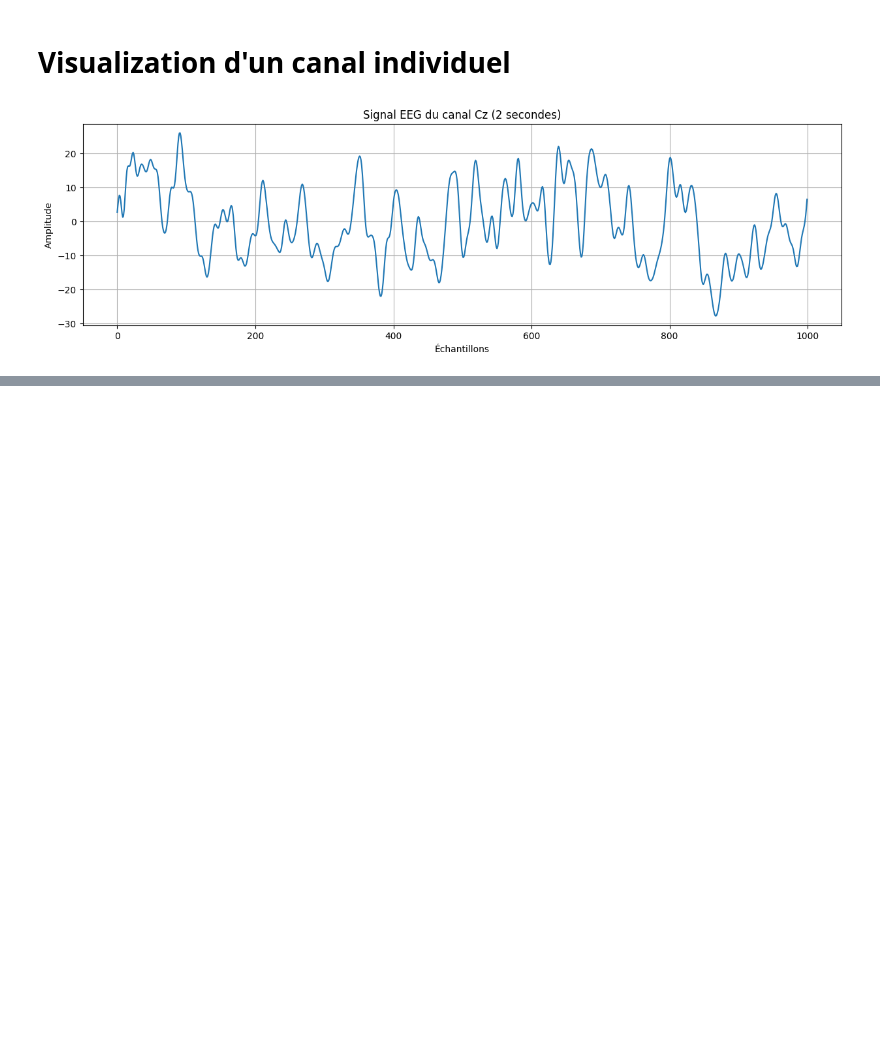
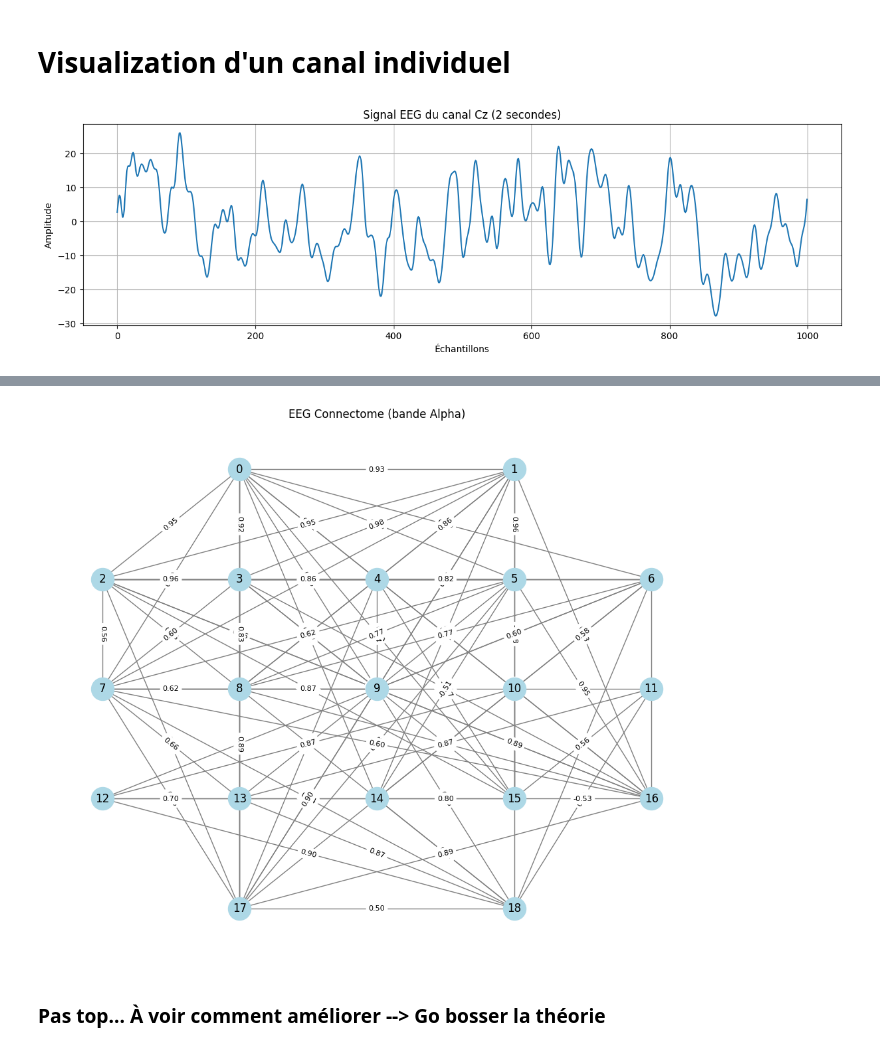
Before and after one commit to robinguiavarch/XAIGUIFORMER_MLReproducibility, a Jupyter notebook: src/dataset_viz.ipynb, the cells around one changed output, grey strips where cells are left out. Saved outputs shown, nothing was run; the diff lists cells and outputs as text; code cells hidden in the pictures; blank space fills up the shorter version.

```diff
--- a/src/dataset_viz.ipynb
+++ b/src/dataset_viz.ipynb
@@ -105,0 +234,38 @@ plt.show()
+# %%
+# Exemple pour le sujet s00 et bande Alpha
+conn = np.load("../data/connectomes/s00/Alpha_corr.npy")  # shape (19, 19)
+threshold = 0.5  # Corrélation minimale pour créer une arête
+
+# Extraction des arêtes (seuillage)
+edges = np.argwhere(np.abs(conn) > threshold)
+edges = edges[edges[:, 0] != edges[:, 1]]
+
+# Construction du Data object PyG
+edge_index = torch.tensor(edges.T, dtype=torch.long)
+edge_attr = torch.tensor([conn[i, j] for i, j in edges], dtype=torch.float)
+x = torch.eye(conn.shape[0], dtype=torch.float)  # Features identitaires
+
+data = Data(x=x, edge_index=edge_index, edge_attr=edge_attr)
+# %%
+# Layout EEG standard 10-20
+positions_1020 = {
+    'Fp1': (-1, 2), 'Fp2': (1, 2), 'F7': (-2, 1), 'F3': (-1, 1), 'Fz': (0, 1), 'F4': (1, 1), 'F8': (2, 1),
+    'T3': (-2, 0), 'C3': (-1, 0), 'Cz': (0, 0), 'C4': (1, 0), 'T4': (2, 0),
+    'T5': (-2, -1), 'P3': (-1, -1), 'Pz': (0, -1), 'P4': (1, -1), 'T6': (2, -1),
+    'O1': (-1, -2), 'O2': (1, -2)
+}
+labels = list(positions_1020.keys())
+pos = {i: positions_1020[label] for i, label in enumerate(labels)}
+
+# Convertir en graphe NetworkX
+G = to_networkx(data, edge_attrs=["edge_attr"], to_undirected=True)
+
+# Tracer
+plt.figure(figsize=(10, 8))
+nx.draw(G, pos, with_labels=True, node_color='lightblue', edge_color='gray', node_size=600)
+nx.draw_networkx_edge_labels(G, pos, edge_labels={(u, v): f"{d['edge_attr']:.2f}" for u, v, d in G.edges(data=True)}, font_size=8)
+plt.title("EEG Connectome (bande Alpha)")
+plt.axis('off')
+plt.show()
+# %% [output]
+[figure, added]
@@ -105,0 +309,2 @@ plt.show()
+# %% [markdown]
+### Pas top... À voir comment améliorer --> Go bosser la théorie
```
Also changed, not shown: parts of 11 cells of this notebook, 6 other files.
